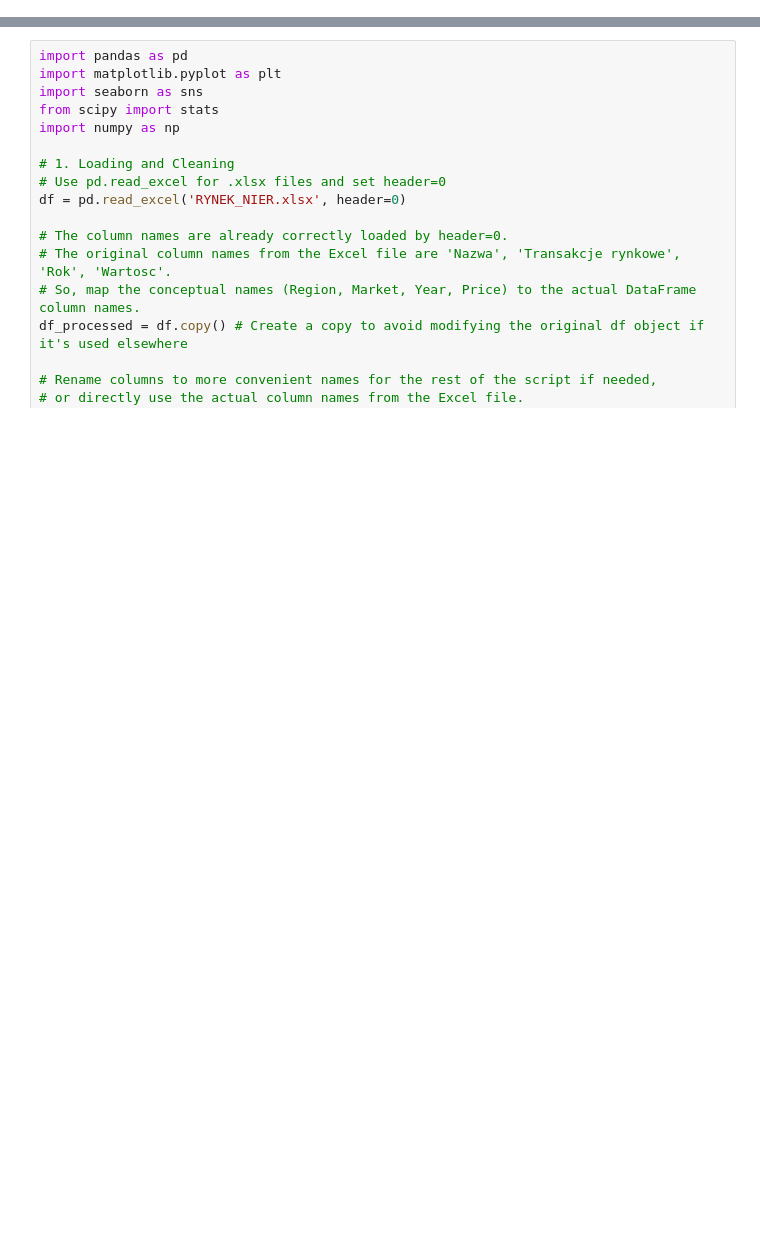
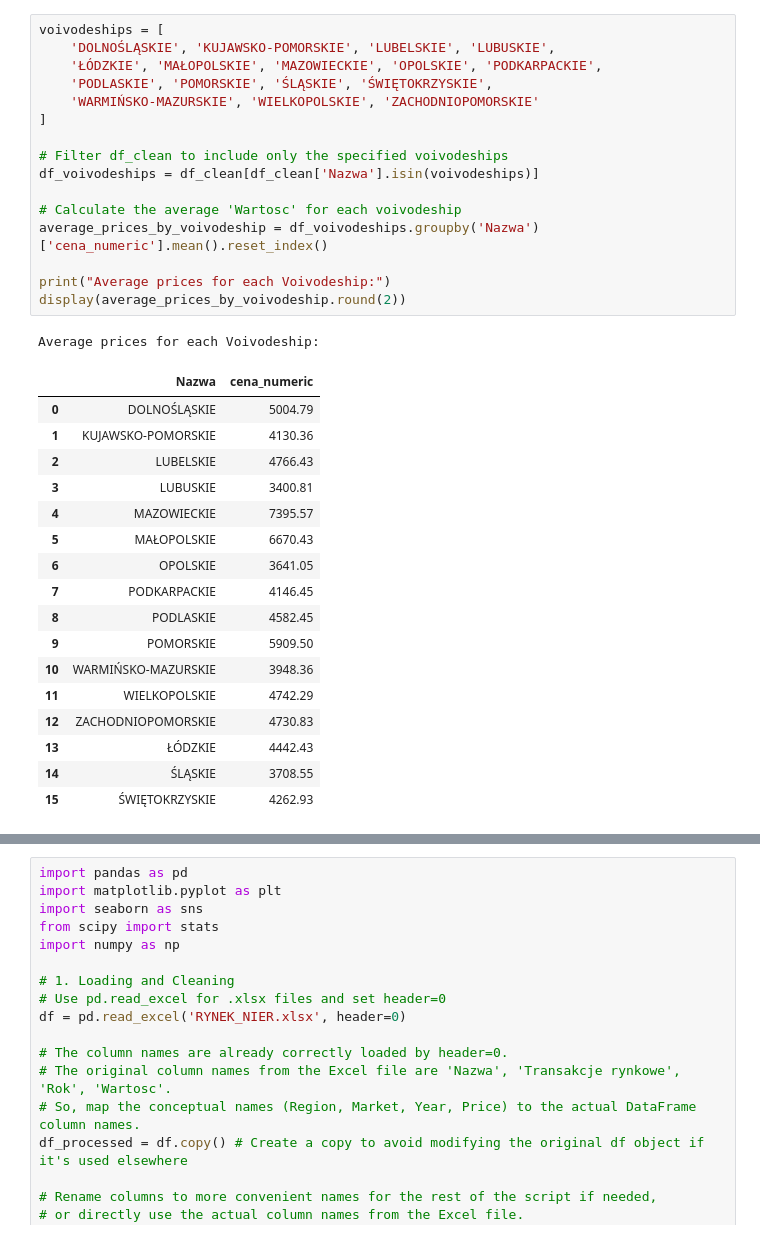
Before and after one commit to MatiMajewski/Beginners, a Jupyter notebook: Podejście2.ipynb, the cells around one changed output, grey strips where cells are left out. Cells and saved outputs as stored; diff of their text form; blank space fills up the shorter version.

```diff
--- a/Podejście2.ipynb
+++ b/Podejście2.ipynb
@@ -306,0 +216,35 @@ ZACHODNIOPOMORSKIE    6945.0           8743.0        5900.0
+# %%
+voivodeships = [
+    'DOLNOŚLĄSKIE', 'KUJAWSKO-POMORSKIE', 'LUBELSKIE', 'LUBUSKIE',
+    'ŁÓDZKIE', 'MAŁOPOLSKIE', 'MAZOWIECKIE', 'OPOLSKIE', 'PODKARPACKIE',
+    'PODLASKIE', 'POMORSKIE', 'ŚLĄSKIE', 'ŚWIĘTOKRZYSKIE',
+    'WARMIŃSKO-MAZURSKIE', 'WIELKOPOLSKIE', 'ZACHODNIOPOMORSKIE'
+]
+
+# Filter df_clean to include only the specified voivodeships
+df_voivodeships = df_clean[df_clean['Nazwa'].isin(voivodeships)]
+
+# Calculate the average 'Wartosc' for each voivodeship
+average_prices_by_voivodeship = df_voivodeships.groupby('Nazwa')['cena_numeric'].mean().reset_index()
+
+print("Average prices for each Voivodeship:")
+display(average_prices_by_voivodeship.round(2))
+# %% [output]
+Average prices for each Voivodeship:
+|  | Nazwa | cena_numeric |
+| 0 | DOLNOŚLĄSKIE | 5004.79 |
+| 1 | KUJAWSKO-POMORSKIE | 4130.36 |
+| 2 | LUBELSKIE | 4766.43 |
+| 3 | LUBUSKIE | 3400.81 |
+| 4 | MAZOWIECKIE | 7395.57 |
+| 5 | MAŁOPOLSKIE | 6670.43 |
+| 6 | OPOLSKIE | 3641.05 |
+| 7 | PODKARPACKIE | 4146.45 |
+| 8 | PODLASKIE | 4582.45 |
+| 9 | POMORSKIE | 5909.50 |
+| 10 | WARMIŃSKO-MAZURSKIE | 3948.36 |
+| 11 | WIELKOPOLSKIE | 4742.29 |
+| 12 | ZACHODNIOPOMORSKIE | 4730.83 |
+| 13 | ŁÓDZKIE | 4442.43 |
+| 14 | ŚLĄSKIE | 3708.55 |
+| 15 | ŚWIĘTOKRZYSKIE | 4262.93 |
```
Also changed, not shown: parts of 7 cells of this notebook.
